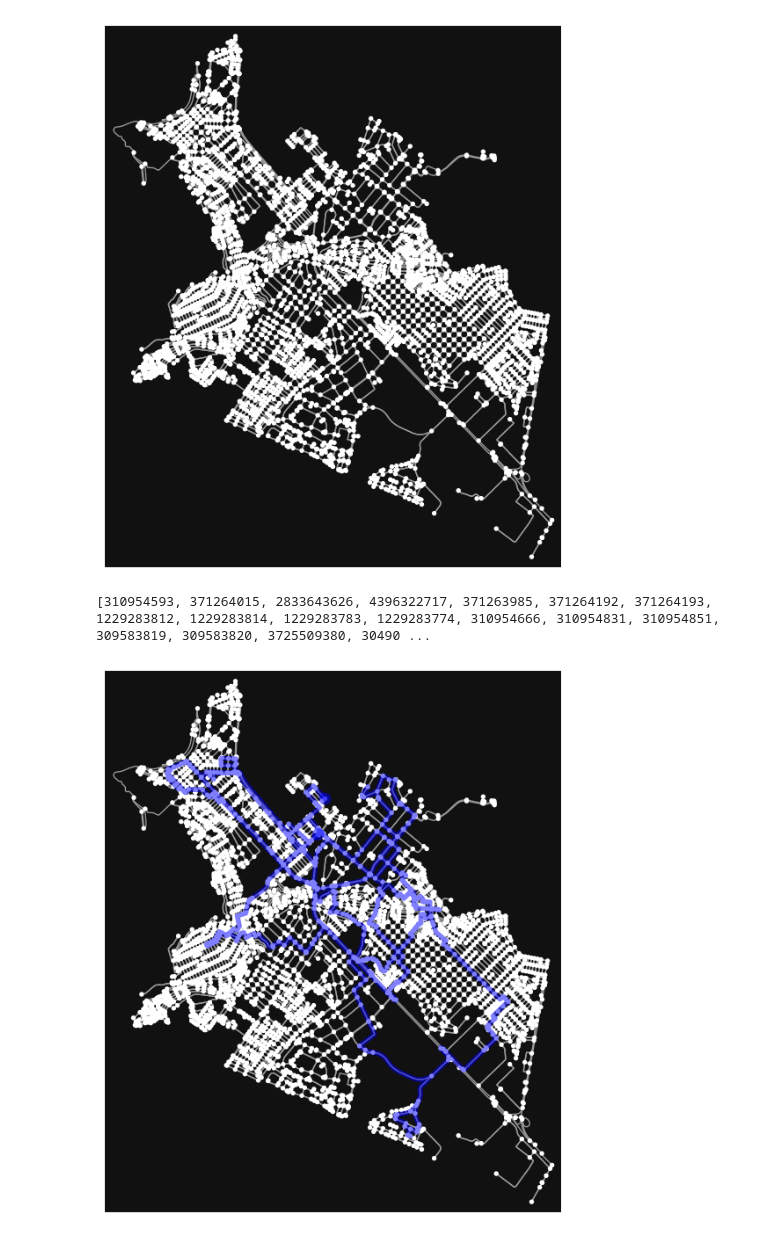
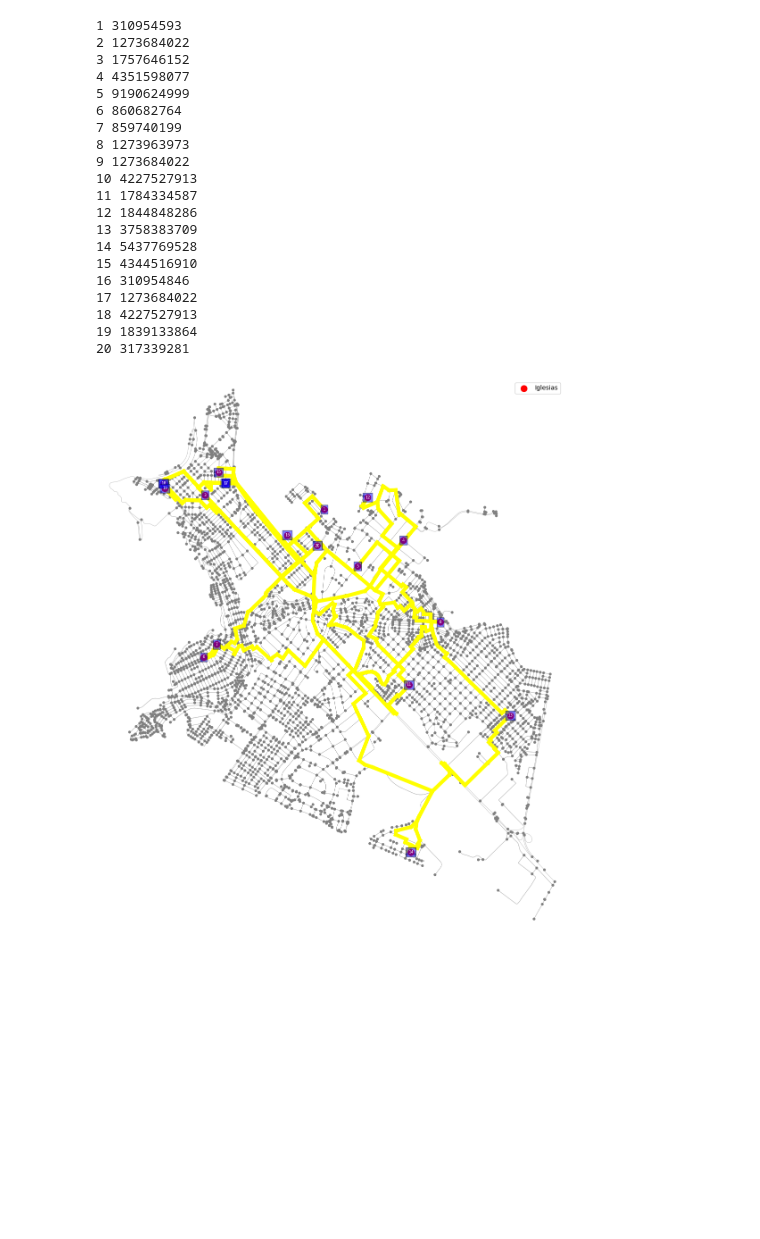
Before and after one commit to korderoman/mia_final_code, a Jupyter notebook: busqueda-avara.ipynb, the cells around one changed output. Drawn from its saved outputs; the diff is of its cells as text; code cells hidden in the pictures; blank space fills up the shorter version.

```diff
--- a/busqueda-avara.ipynb
+++ b/busqueda-avara.ipynb
@@ -18,8 +18,8 @@ churches = churches[churches.geometry.type == 'Point']
 #nodes, edges = ox.graph_to_gdfs(G)
 
 # Visualizar el gráfico de red
-fig, ax = ox.plot_graph(G)
-plt.show()
+#fig, ax = ox.plot_graph(G)
+#plt.show()
 
 church_nodes = []
 for idx, church in churches.iterrows():
@@ -29,40 +29,83 @@ for idx, church in churches.iterrows():
 
 def heuristic(u, v):
     u_x, u_y = G.nodes[u]['x'], G.nodes[u]['y']
     v_x, v_y = G.nodes[v]['x'], G.nodes[v]['y']
     return math.sqrt((v_x - u_x) ** 2 + (v_y - u_y) ** 2)
 
 # Implementar la búsqueda avara para recorrer las iglesias
 route = []
 current_node = church_nodes[0]
 for next_node in church_nodes[1:]:
     path = nx.astar_path(G, current_node, next_node, heuristic=heuristic, weight=lambda u, v, d: 0)  # g-cost = 0
     route.extend(path[:-1])  # Evitar duplicar nodos
     current_node = next_node
 
 # Agregar el último segmento para cerrar el ciclo
 route.append(current_node)
-print(route)
 
-# Dibujar el grafo
-fig, ax = ox.plot_graph(G, show=False, close=False)
-route_edges = list(zip(route[:-1], route[1:]))
-nc = ['r' if node in route else 'b' for node in G.nodes()]
-ox.plot_graph_route(G, route, route_color='blue', orig_dest_node_color='red', node_color=nc, ax=ax)
+# Visualizar la ruta junto con las iglesias
+fig, ax = plt.subplots(figsize=(24, 16))
+#fig, ax = ox.plot_graph(G, show=False, close=False, node_color='gray', node_size=20, edge_linewidth=0.5, edge_color='#B0B0B0')
+ox.plot_graph(G, ax=ax, show=False, close=False, node_color='gray', node_size=20, edge_linewidth=0.5, edge_color='#B0B0B0')
+
+# Dibujar las iglesias
+church_x = [G.nodes[node]['x'] for node in church_nodes if node in G.nodes]
+church_y = [G.nodes[node]['y'] for node in church_nodes if node in G.nodes]
+ax.scatter(church_x, church_y, c='red', s=100, label='Iglesias', zorder=5)
+
+# Dibujar la ruta manualmente
+for i in range(len(route) - 1):
+    start_node = route[i]
+    end_node = route[i + 1]
+    start_pos = (G.nodes[start_node]['x'], G.nodes[start_node]['y'])
+    end_pos = (G.nodes[end_node]['x'], G.nodes[end_node]['y'])
+    ax.plot([start_pos[0], end_pos[0]], [start_pos[1], end_pos[1]], color='yellow', linewidth=6)
+
+# Anotar cada nodo en la ruta con su orden
+pos = 1
+for i, node in enumerate(route):
+    node_point = G.nodes[node]
+    if node in church_nodes:
+        print(pos, node)
+        ax.text(node_point['x'], node_point['y'], str(pos), fontsize=6, color='white', ha='center', va='center', bbox=dict(facecolor='blue', alpha=0.5), zorder=6)
+        pos = pos + 1
+
+# Asegurar que la leyenda se muestre
+ax.legend()
+
+# Mostrar el mapa
 plt.show()
 
 def calculate_route_length(route, graph):
     length = 0.0
     for i in range(len(route) - 1):
         edge_data = graph.get_edge_data(route[i], route[i+1])
         length += edge_data[0]['length']  # Asume que la longitud está en edge_data[0]['length']
     return length
 
 # Suponiendo que 'route' es la lista de nodos de tu ruta ya calculada
 total_length = calculate_route_length(route, G)
 print(f"La distancia total de la ruta propuesta es de {total_length} metros.")
 # %% [output]
+1 310954593
+2 1273684022
+3 1757646152
+4 4351598077
+5 9190624999
+6 860682764
+7 859740199
+8 1273963973
+9 1273684022
+10 4227527913
+11 1784334587
+12 1844848286
+13 3758383709
+14 5437769528
+15 4344516910
+16 310954846
+17 1273684022
+18 4227527913
+19 1839133864
+20 317339281
-[figure, old version]
+[figure, new version]
-[310954593, 371264015, 2833643626, 4396322717, 371263985, 371264192, 371264193, 1229283812, 1229283814, 1229283783, 1229283774, 310954666, 310954831, 310954851, 309583819, 309583820, 3725509380, 30490 ...
-[figure, removed]
 La distancia total de la ruta propuesta es de 65650.64959452565 metros.
```
Also changed, not shown: 9 other files.
